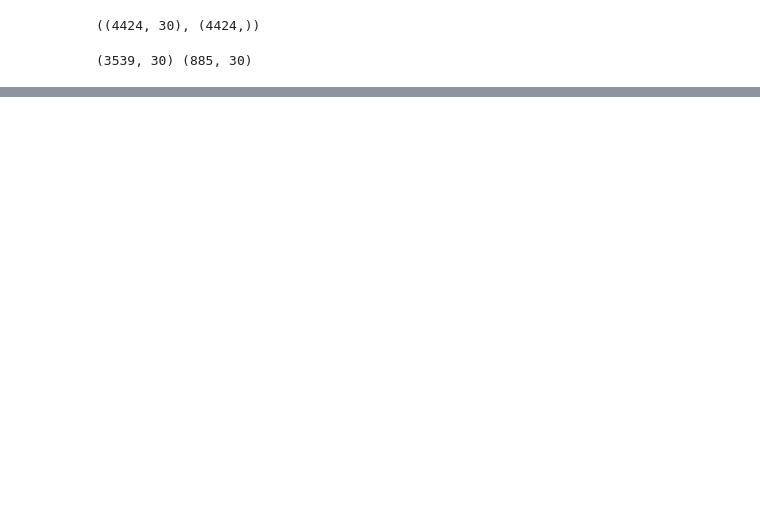
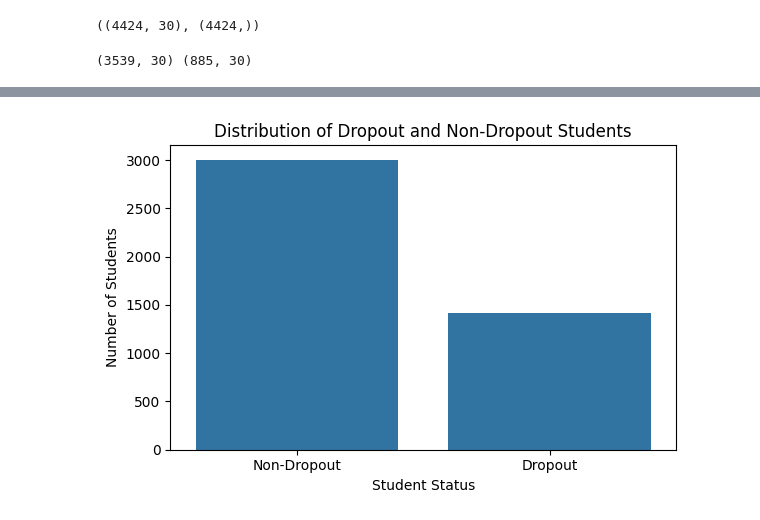
Before and after one commit to PawaniMekhala/AI-Driven-Student-Dropout-Prediction, a Jupyter notebook: 02_preprocessing.ipynb, the cells around one changed output, grey strips where cells are left out. Saved outputs shown, nothing was run; the diff lists cells and outputs as text; code cells hidden in the pictures; blank space fills up the shorter version.

```diff
--- a/02_preprocessing.ipynb
+++ b/02_preprocessing.ipynb
@@ -173,3 +188,18 @@ y_test.to_csv(
     f"{PROJECT_ROOT}/data/processed/y_test.csv",
     index=False
 )
+# %%
+# Dropout vs Non-Dropout Distribution
+import matplotlib.pyplot as plt
+import seaborn as sns
+
+plt.figure(figsize=(6,4))
+sns.countplot(x='Dropout', data=df)
+plt.xticks([0,1], ['Non-Dropout', 'Dropout'])
+plt.xlabel('Student Status')
+plt.ylabel('Number of Students')
+plt.title('Distribution of Dropout and Non-Dropout Students')
+plt.tight_layout()
+plt.show()
+# %% [output]
+[figure, added]
```
Also changed, not shown: parts of 7 cells of this notebook.
